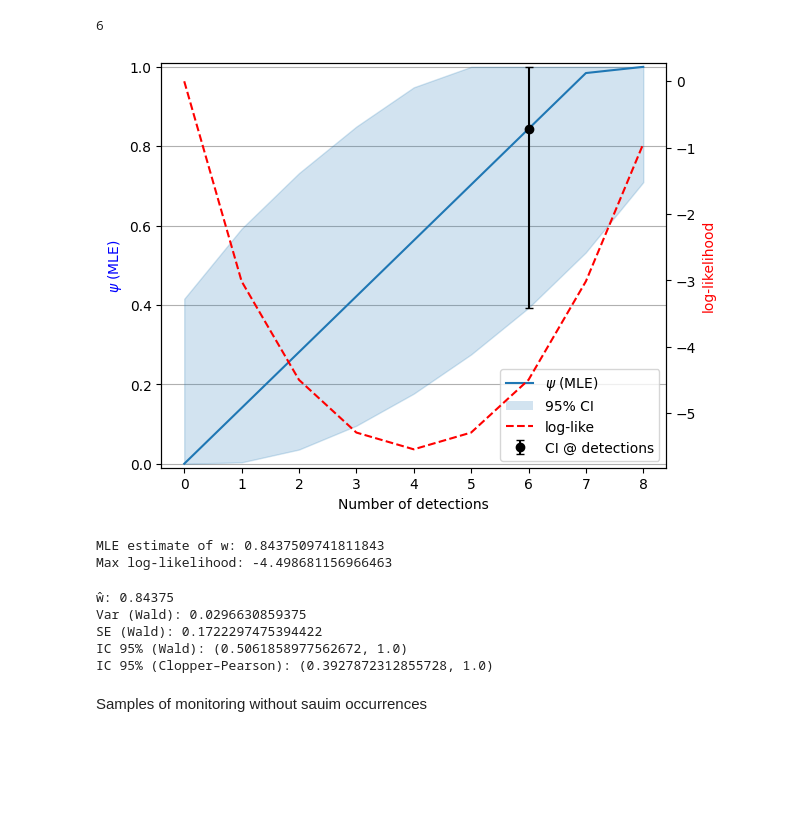
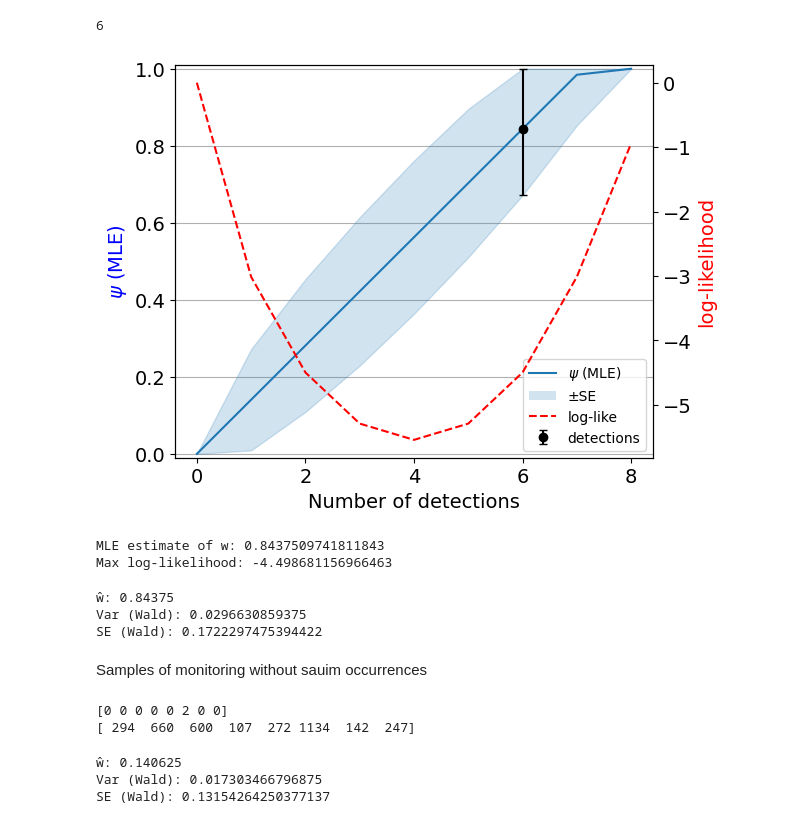
Before and after one commit to juancolonna/Sauim, a Jupyter notebook: Sauim_bicolor_occupancy_modelling.ipynb, the cells around one changed output. Saved outputs shown, nothing was run; the diff lists cells and outputs as text; code cells hidden in the pictures; blank space fills up the shorter version.

```diff
--- a/Sauim_bicolor_occupancy_modelling.ipynb
+++ b/Sauim_bicolor_occupancy_modelling.ipynb
@@ -124,7 +100,7 @@ print(f'Files extracted')
 # %% [output]
 Files extracted
 # %%
-clf = load("ocsvm.joblib")
+clf = load("ocsvm_filtered.joblib")
 # %%
 cm = np.array([[179,0],[4,32]])
 
@@ -167,79 +143,81 @@ detections
 # %% [output]
 6
 # %%
+from scipy.stats import norm
+
 K = len(y)
 mle_w = []
 logLike = []
-w_lo = []   # CP lower bounds for w
-w_hi = []   # CP upper bounds for w
+w_lo = []   # SE-based lower band for w
+w_hi = []   # SE-based upper band for w
+
+eps = 1e-12
 
 for k in range(len(y)+1):
     def loglike(w):
         if w <= 0 or w >= 1:
-            return -np.inf  # fora do domínio
-        q = w * p11
-        q = np.clip(q, eps, 1 - eps)
+            return -np.inf
+        q = np.clip(w * p11, eps, 1 - eps)
         return k*np.log(q) + (K - k)*np.log(1 - q)
 
-
     res = minimize_scalar(lambda w: -loglike(w), bounds=(0,1), method="bounded")
-    mle_w.append(res.x)
+    w_hat_k = res.x
+    mle_w.append(w_hat_k)
     logLike.append(-res.fun)
 
-    # Clopper–Pearson for this k, transform to w via divide by p11 (inside helper)
-    ci_res = w_mle_variance_ci(k, K, p11, alpha=0.05)
-    lo, hi = ci_res["ci_clopper_pearson"]
+    # ---- use SE_wald directly ----
+    stats_k = w_mle_variance_ci(k, K, p11)
+    se_k = stats_k["se_wald"]
+
+    lo = np.clip(w_hat_k - se_k, 0.0, 1.0)
+    hi = np.clip(w_hat_k + se_k, 0.0, 1.0)
+
     w_lo.append(lo)
     w_hi.append(hi)
 
 detections = int(np.sum(y > 0))
 
-# --- plotting ---
+# --- plotting (unchanged except labels) ---
 fig, ax1 = plt.subplots()
+x = np.arange(len(mle_w))
 
-x = np.arange(len(mle_w))  # x = 0..K
-
-# left y-axis: w
-l1, = ax1.plot(x, mle_w, label="$\\psi$ (MLE)")  # psi = occupancy prob = w
-ax1.set_ylabel("$\\psi$ (MLE)", color="blue")
+l1, = ax1.plot(x, mle_w, label="$\\psi$ (MLE)")
+ax1.set_ylabel("$\\psi$ (MLE)", color="blue", fontsize=14)
 ax1.set_ylim(-0.01, 1.01)
 
-# shaded CP band
 band = ax1.fill_between(x, w_lo, w_hi, alpha=0.2, color=l1.get_color())
-ci_patch = Patch(facecolor=l1.get_color(), alpha=0.2, label="95% CI")
+se_patch = Patch(facecolor=l1.get_color(), alpha=0.2, label=f"±SE")
 
-# mark the actual detections with error bar
 y_hat_at_det = mle_w[detections]
 lo_at_det = w_lo[detections]
 hi_at_det = w_hi[detections]
 yerr_det = np.array([[y_hat_at_det - lo_at_det], [hi_at_det - y_hat_at_det]])
 eb = ax1.errorbar([detections], [y_hat_at_det], yerr=yerr_det, fmt='o', color='black',
-                  capsize=3, label="CI @ detections")
+                  capsize=3, label="detections")
 
-# right y-axis: log-likelihood
 ax2 = ax1.twinx()
 l2, = ax2.plot(x, logLike, label="log-like", color="red", linestyle="--")
-ax2.set_ylabel("log-likelihood", color="red")
+ax2.set_ylabel("log-likelihood", color="red", fontsize=14)
 
-ax1.set_xlabel("Number of detections")
-# ax1.set_title("MLE $\\psi$ vs. log-likelihood with 95% CI")
-
-# combined legend
-lines = [l1, ci_patch, l2, eb]
+ax1.set_xlabel("Number of detections", fontsize=14)
+lines = [l1, se_patch, l2, eb]
 labels = [ln.get_label() for ln in lines]
 ax1.legend(lines, labels, loc="lower right")
 
+# tamanho dos números dos eixos (tiques)
+ax1.tick_params(axis='both', labelsize=14)  # x e y do ax1
+ax2.tick_params(axis='y', labelsize=14)     # y do ax2 (direita)
+
 fig.tight_layout()
-
 ax1.grid(True, axis='y', which='both')
 ax2.grid(False)
 ax2.patch.set_visible(False)
 ax1.set_axisbelow(True)
 
 plt.savefig("likelihood.pdf", format='pdf', dpi=300, bbox_inches='tight')
 plt.show()
 # %% [output]
-[figure, old version]
+[figure, new version]
 # %%
 # Dados agregados:
 k = int(np.sum(y > 0))   # nº de sítios com ≥1 detecção
@@ -267,18 +245,14 @@ Max log-likelihood: -4.498681156966463
 k = int(np.sum(y > 0))
 K = int(len(y))
 
-res = w_mle_variance_ci(k, K, p11, alpha=0.05)
+res = w_mle_variance_ci(k, K, p11)
 print("ŵ:", res["w_hat"])
 print("Var (Wald):", res["var_wald"])
 print("SE (Wald):", res["se_wald"])
-print("IC 95% (Wald):", res["ci_wald"])
-print("IC 95% (Clopper–Pearson):", res["ci_clopper_pearson"])
 # %% [output]
 ŵ: 0.84375
 Var (Wald): 0.0296630859375
 SE (Wald): 0.1722297475394422
-IC 95% (Wald): (0.5061858977562672, 1.0)
-IC 95% (Clopper–Pearson): (0.3927872312855728, 1.0)
 # %% [markdown]
 Samples of monitoring without sauim occurrences
 # %%
@@ -298,15 +272,20 @@ y = np.array(y)
 T = np.array(T)
 print(y) # How many detections per record
 print(T) # How many segments per record
+# %% [output]
+[0 0 0 0 0 2 0 0]
+[ 294  660  600  107  272 1134  142  247]
 # %%
 # --- Exemplo de uso ---
 # Suponha que você já tenha:
 k = int(np.sum(y > 0))
 K = int(len(y))
 
-res = w_mle_variance_ci(k, K, p11, alpha=0.05)
+res = w_mle_variance_ci(k, K, p11)
 print("ŵ:", res["w_hat"])
 print("Var (Wald):", res["var_wald"])
 print("SE (Wald):", res["se_wald"])
-print("IC 95% (Wald):", res["ci_wald"])
-print("IC 95% (Clopper–Pearson):", res["ci_clopper_pearson"])
+# %% [output]
+ŵ: 0.140625
+Var (Wald): 0.017303466796875
+SE (Wald): 0.13154264250377137
```
Also changed, not shown: parts of 6 cells of this notebook, 2 other files.
